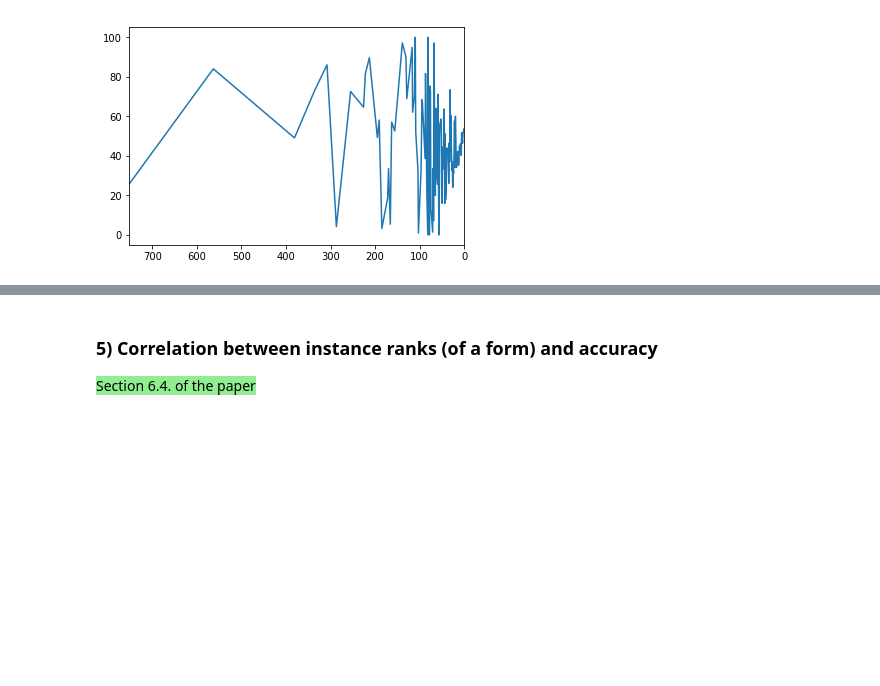
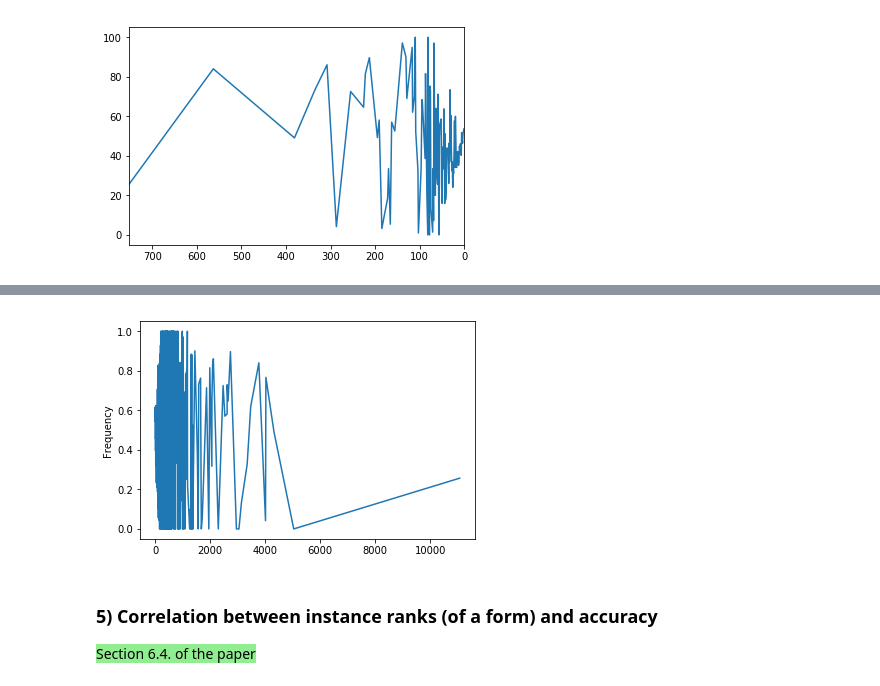
Before and after one commit to cltl/HumanLikeEL, a Jupyter notebook: System Analysis.ipynb, the cells around one changed output, grey strips where cells are left out. Drawn from its saved outputs; the diff is of its cells as text; code cells hidden in the pictures; blank space fills up the shorter version.

```diff
--- a/System Analysis.ipynb
+++ b/System Analysis.ipynb
@@ -49,6 +61,8 @@ plot_utils.overall_performance(articles, skip_nils)
 <span style="background-color:yellow">TODO: REFACTOR</span>
 
 **3.1. Correct and total amount per form**
+# %%
+articles=agd_articles
 # %%
 correct_by_form = defaultdict(int)
 total_by_form = defaultdict(int)
@@ -118,12 +132,17 @@ plt.show()
 # %%
 correct_by_uri = defaultdict(int)
 total_by_uri = defaultdict(int)
+pageranks = defaultdict(set)
+uri_pageranks={}
 for article in articles:
     for entity in article.entity_mentions:
         if entity.sys_link and (not skip_nils or entity.gold_link!='--NME--'):
             if entity.sys_link==entity.gold_link:
                 correct_by_uri[entity.gold_link]+=1
             total_by_uri[entity.gold_link]+=1
+            pagerank=int(entity.gold_pr)
+            pageranks[pagerank].add(entity.gold_link)
+            uri_pageranks[entity.gold_link]=entity.gold_pr
 # %% [markdown]
 **4.2. Aggregate per frequency**
 # %%
@@ -199,0 +201,14 @@ plt.show()
+# %%
+skip_zeros=True
+# %%
+pg_accs={}
+for pr in sorted(pageranks.keys()):
+    if skip_zeros and pr==0: continue
+    c=0
+    t=0
+    uris=pageranks[pr]
+    for uri_with_pr in uris:
+        c+=correct_by_uri[uri_with_pr]
+        t+=total_by_uri[uri_with_pr]
+    acc=c/t
+    pg_accs[pr]=acc
@@ -200,3 +235,7 @@ plt.show()
+# %%
+plot_utils.plot_freq_noagg(pg_accs)
+# %% [output]
+[figure, added]
 # %% [markdown]
 ### 5) Correlation between instance ranks (of a form) and accuracy
 
```
Also changed, not shown: parts of 33 cells of this notebook, 2 other files.
